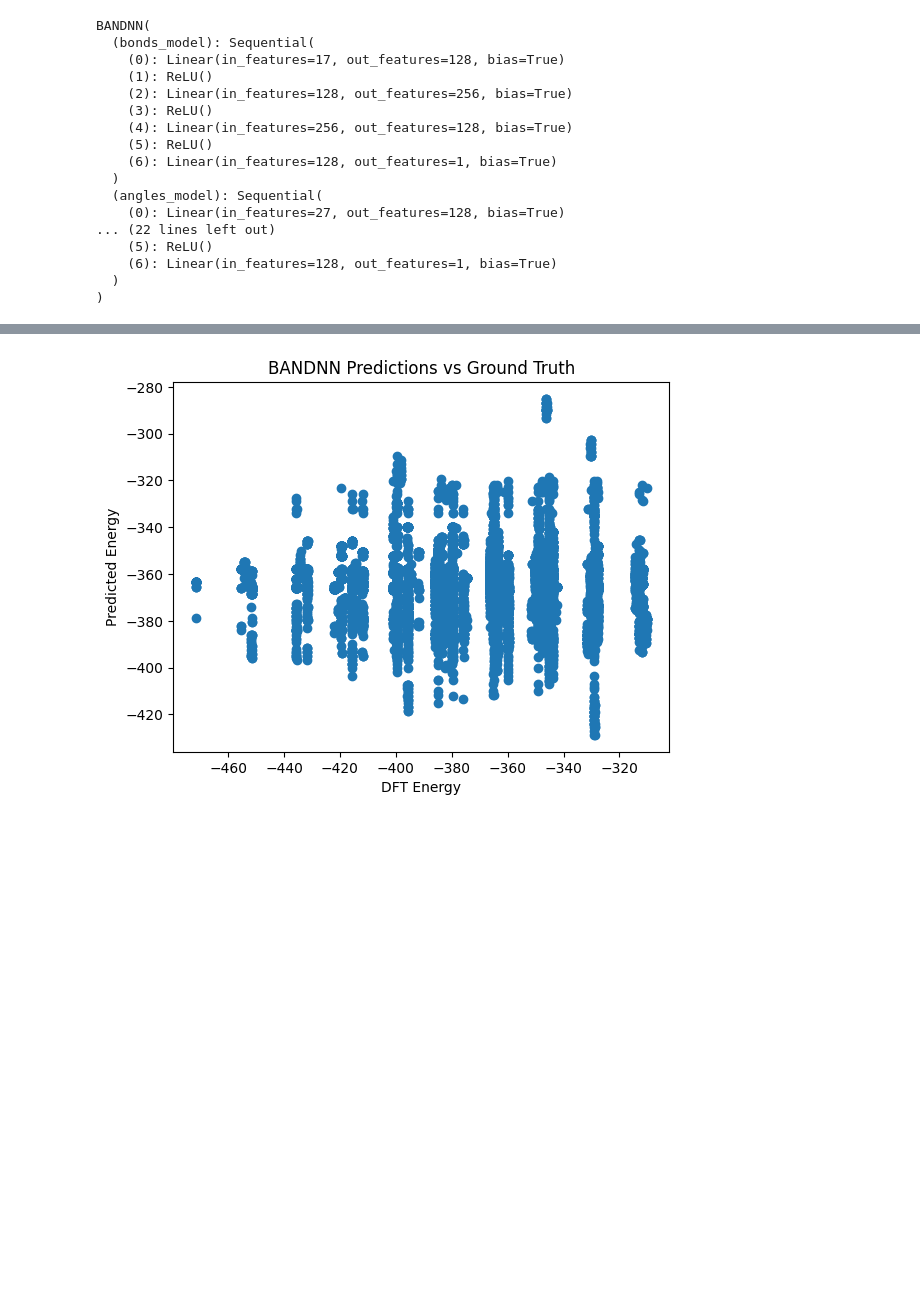
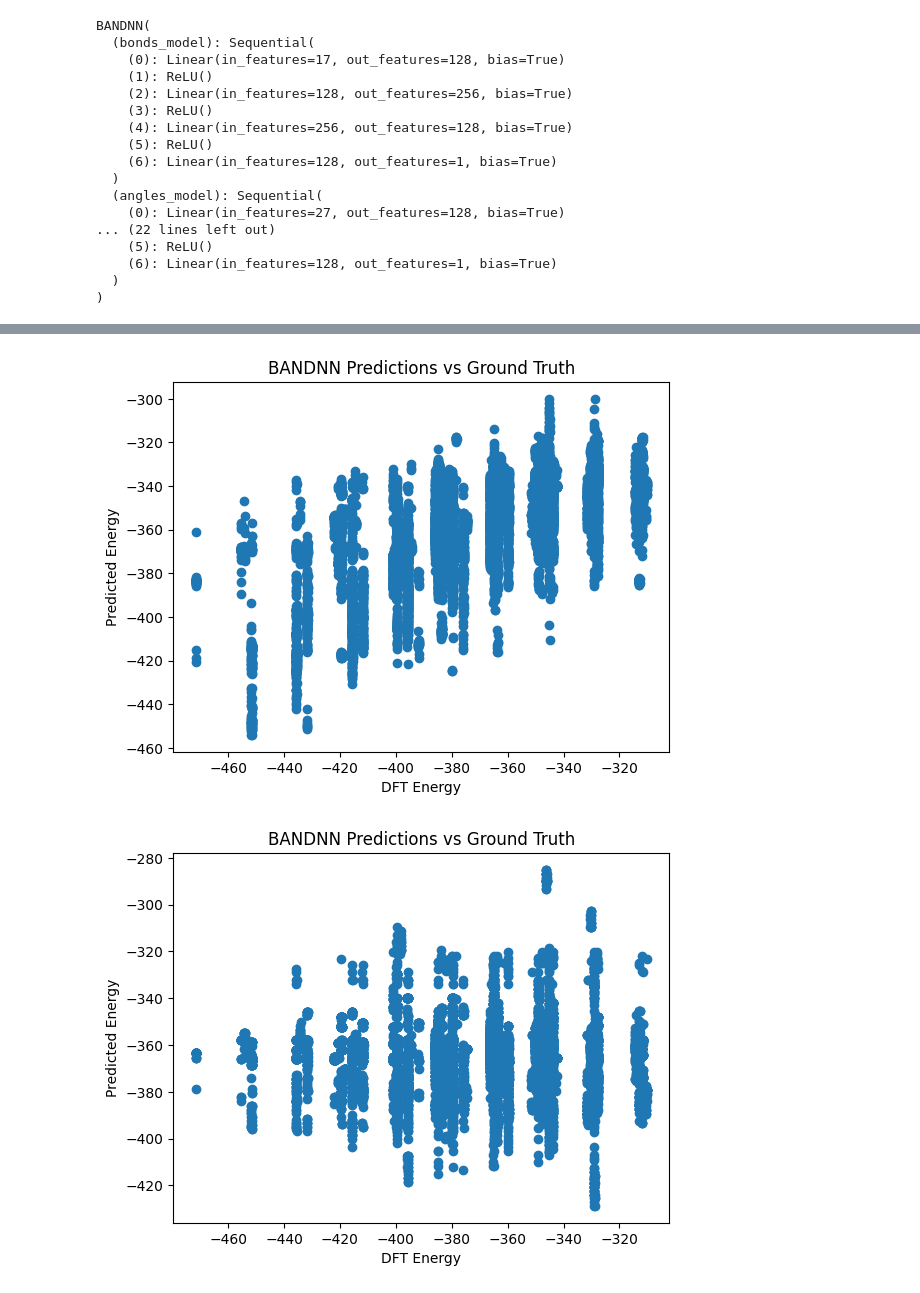
Before and after one commit to adithyamauryakr/BANDNN_PyTorch, a Jupyter notebook: BANDNN_mirror.ipynb, the cells around one changed output, grey strips where cells are left out. Cells and saved outputs as stored; diff of their text form; code cells hidden in the pictures; blank space fills up the shorter version.

```diff
--- a/BANDNN_mirror.ipynb
+++ b/BANDNN_mirror.ipynb
@@ -188,8 +188,8 @@ Trainable params: 367,330
 Non-trainable params: 0
 =================================================================
 # %%
-epochs = 20
-learning_rate = 0.1
+epochs = 9
+learning_rate = 0.01
 
 # loss func
 criterion = nn.MSELoss()
@@ -322 +330,14 @@ Evaluation R2 Score: -0.1642
+# %%
+# Model trained with lr = 0.01, epochs = 9
+
+import matplotlib.pyplot as plt
+
+plt.scatter(true_vals, preds)
+plt.xlabel("DFT Energy")
+plt.ylabel("Predicted Energy")
+plt.title("BANDNN Predictions vs Ground Truth")
+
+plt.show()
+# %% [output]
+[figure, added]
 # %%
```
Also changed, not shown: parts of 6 cells of this notebook.
